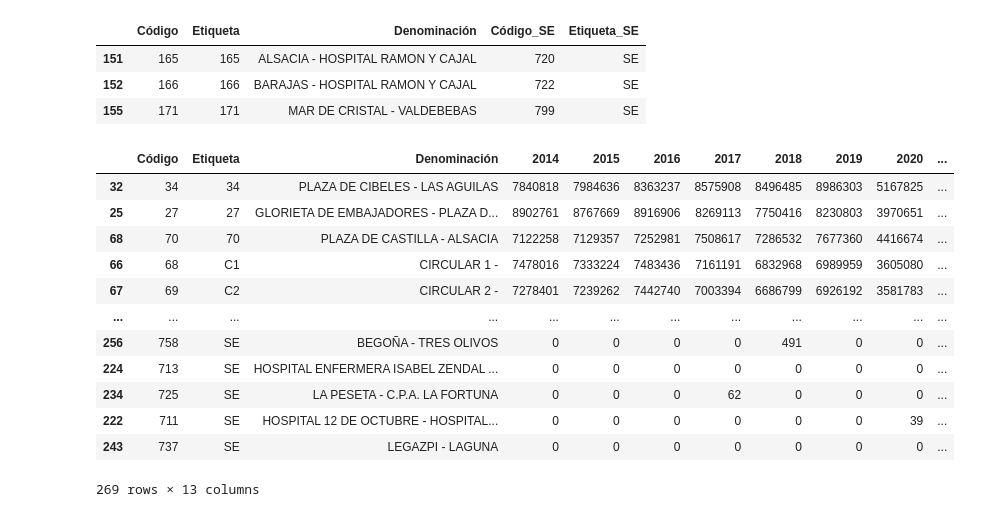
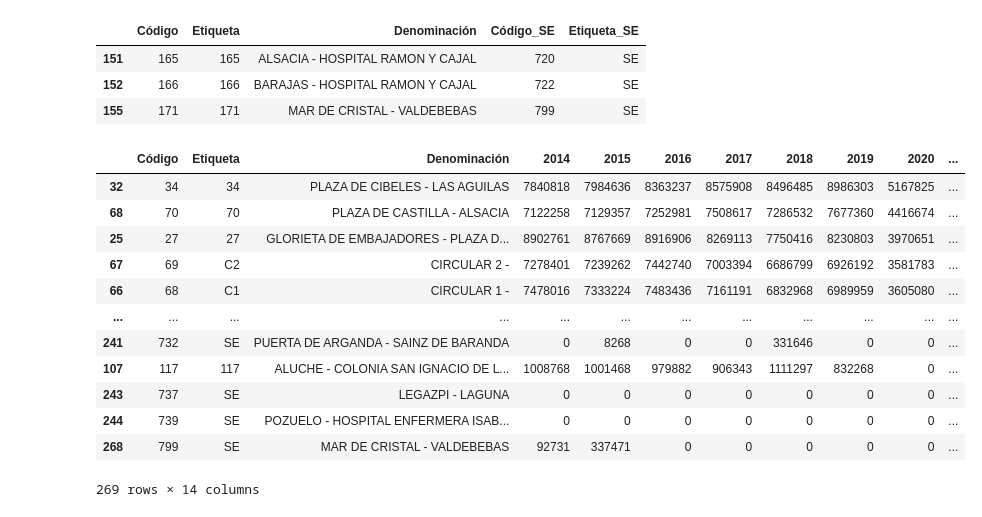
Before and after one commit to nacholopex/emt_madrid, a Jupyter notebook: 2022_emt_evolucion.ipynb, the cells around one changed output. Saved outputs shown, nothing was run; the diff lists cells and outputs as text; code cells hidden in the pictures.

```diff
--- a/2022_emt_evolucion.ipynb
+++ b/2022_emt_evolucion.ipynb
@@ -226,21 +296,23 @@ lineas_habituales.join(other=lineas_espciales.set_index('Denominación'),on=['De
 | 155 | 171 | 171 | MAR DE CRISTAL - VALDEBEBAS | 799 | SE |
 # %%
 numero_viajeros['media'] = numero_viajeros.iloc[:,3:].apply(lambda x: x.mean(),axis=1)
-numero_viajeros.sort_values(by='media',ascending=False)
+numero_viajeros['media_sin_2022'] = numero_viajeros.iloc[:,3:11].apply(lambda x: x.mean(),axis=1)
+
+numero_viajeros.sort_values(by='2021',ascending=False)
 # %% [output]
 |  | Código | Etiqueta | Denominación | 2014 | 2015 | 2016 | 2017 | 2018 | 2019 | 2020 | ... |
 | 32 | 34 | 34 | PLAZA DE CIBELES - LAS AGUILAS | 7840818 | 7984636 | 8363237 | 8575908 | 8496485 | 8986303 | 5167825 | ... |
+| 68 | 70 | 70 | PLAZA DE CASTILLA - ALSACIA | 7122258 | 7129357 | 7252981 | 7508617 | 7286532 | 7677360 | 4416674 | ... |
 | 25 | 27 | 27 | GLORIETA DE EMBAJADORES - PLAZA D... | 8902761 | 8767669 | 8916906 | 8269113 | 7750416 | 8230803 | 3970651 | ... |
-| 68 | 70 | 70 | PLAZA DE CASTILLA - ALSACIA | 7122258 | 7129357 | 7252981 | 7508617 | 7286532 | 7677360 | 4416674 | ... |
+| 67 | 69 | C2 | CIRCULAR 2 - | 7278401 | 7239262 | 7442740 | 7003394 | 6686799 | 6926192 | 3581783 | ... |
 | 66 | 68 | C1 | CIRCULAR 1 - | 7478016 | 7333224 | 7483436 | 7161191 | 6832968 | 6989959 | 3605080 | ... |
-| 67 | 69 | C2 | CIRCULAR 2 - | 7278401 | 7239262 | 7442740 | 7003394 | 6686799 | 6926192 | 3581783 | ... |
 | ... | ... | ... | ... | ... | ... | ... | ... | ... | ... | ... | ... |
-| 256 | 758 | SE | BEGOÑA - TRES OLIVOS | 0 | 0 | 0 | 0 | 491 | 0 | 0 | ... |
-| 224 | 713 | SE | HOSPITAL ENFERMERA ISABEL ZENDAL ... | 0 | 0 | 0 | 0 | 0 | 0 | 0 | ... |
-| 234 | 725 | SE | LA PESETA - C.P.A. LA FORTUNA | 0 | 0 | 0 | 62 | 0 | 0 | 0 | ... |
-| 222 | 711 | SE | HOSPITAL 12 DE OCTUBRE - HOSPITAL... | 0 | 0 | 0 | 0 | 0 | 0 | 39 | ... |
+| 241 | 732 | SE | PUERTA DE ARGANDA - SAINZ DE BARANDA | 0 | 8268 | 0 | 0 | 331646 | 0 | 0 | ... |
+| 107 | 117 | 117 | ALUCHE - COLONIA SAN IGNACIO DE L... | 1008768 | 1001468 | 979882 | 906343 | 1111297 | 832268 | 0 | ... |
 | 243 | 737 | SE | LEGAZPI - LAGUNA | 0 | 0 | 0 | 0 | 0 | 0 | 0 | ... |
+| 244 | 739 | SE | POZUELO - HOSPITAL ENFERMERA ISAB... | 0 | 0 | 0 | 0 | 0 | 0 | 0 | ... |
+| 268 | 799 | SE | MAR DE CRISTAL - VALDEBEBAS | 92731 | 337471 | 0 | 0 | 0 | 0 | 0 | ... |
-269 rows × 13 columns
+269 rows × 14 columns
 # %%
 numero_viajeros[numero_viajeros['Etiqueta']=='SE']
 # %%
```
Also changed, not shown: parts of 11 cells of this notebook, 1 other file.
